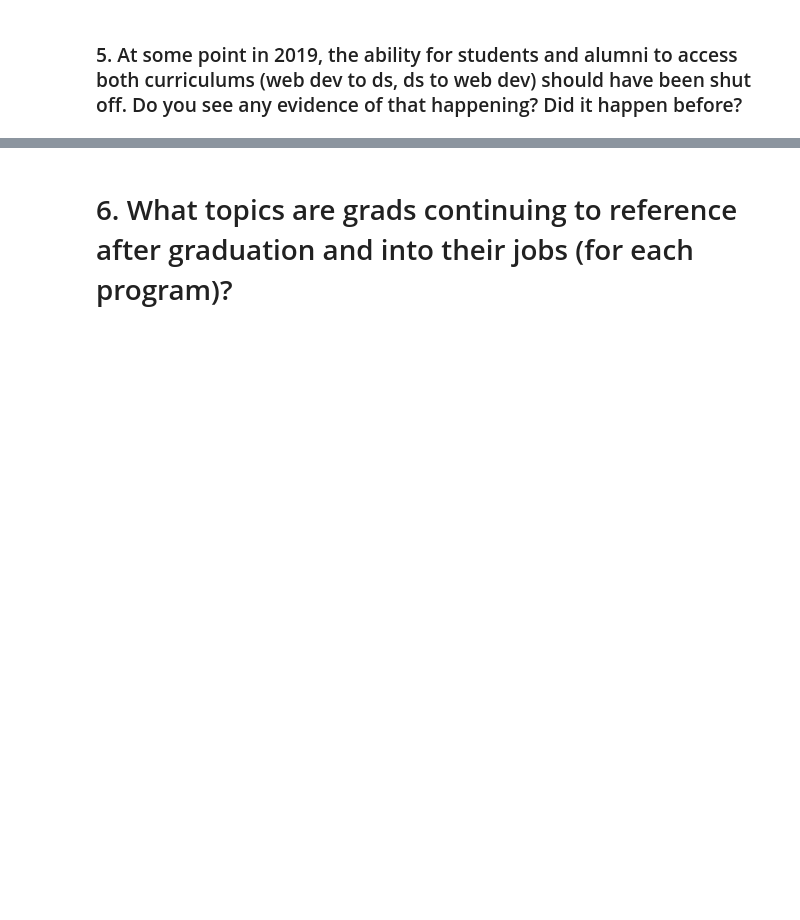
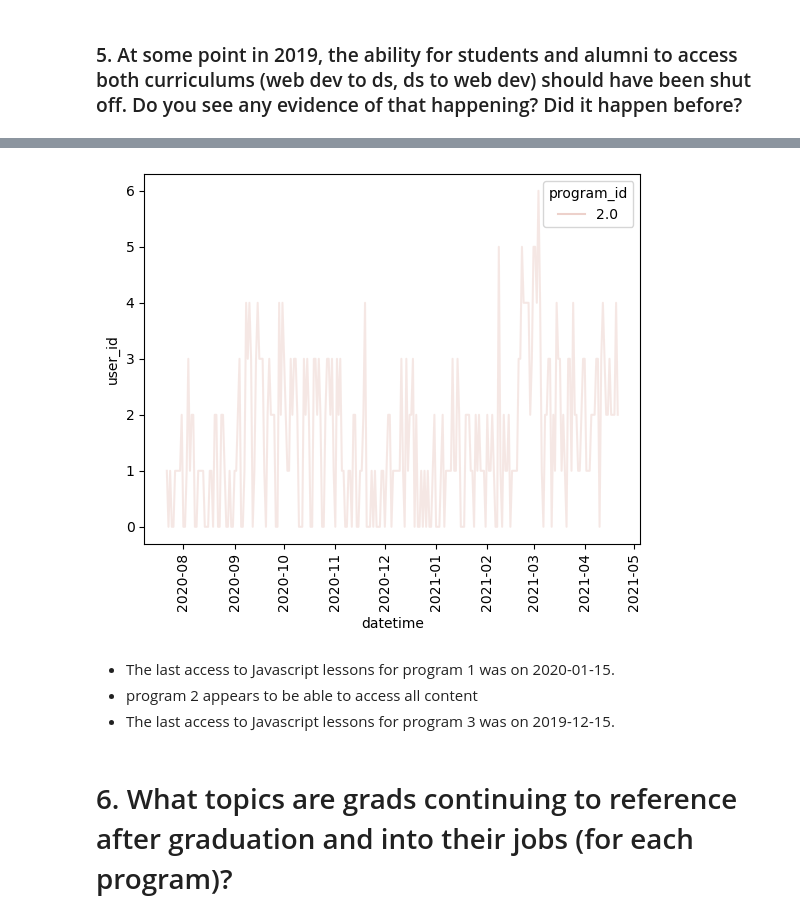
Before and after one commit to Adam-Harris87/anomaly-detection-exercises, a Jupyter notebook: anomaly_detection_exercise.ipynb, the cells around one changed output, grey strips where cells are left out. Cells and saved outputs as stored; diff of their text form; code cells hidden in the pictures; blank space fills up the shorter version.

```diff
--- a/anomaly_detection_exercise.ipynb
+++ b/anomaly_detection_exercise.ipynb
@@ -195,2 +261,17 @@ Name: datetime, Length: 911, dtype: datetime64[ns]
+# %%
+js_1 = traffic[(traffic.lesson == 'classification')
+               &(traffic.program_id == 2)
+              &(traffic.index > '2019-09')].groupby('program_id').\
+    resample('D').user_id.nunique().reset_index()
+# %%
+sns.lineplot(data=js_1, x='datetime', y='user_id', hue='program_id', alpha=0.5)
+plt.xticks(rotation=90)
+plt.show()
+# %% [output]
+[figure, added]
+# %% [markdown]
+- The last access to Javascript lessons for program 1 was on 2020-01-15.
+- program 2 appears to be able to access all content
+- The last access to Javascript lessons for program 3 was on 2019-12-15.
 # %% [markdown]
 # 6. What topics are grads continuing to reference after graduation and into their jobs (for each program)?
```
Also changed, not shown: parts of 23 cells of this notebook.
